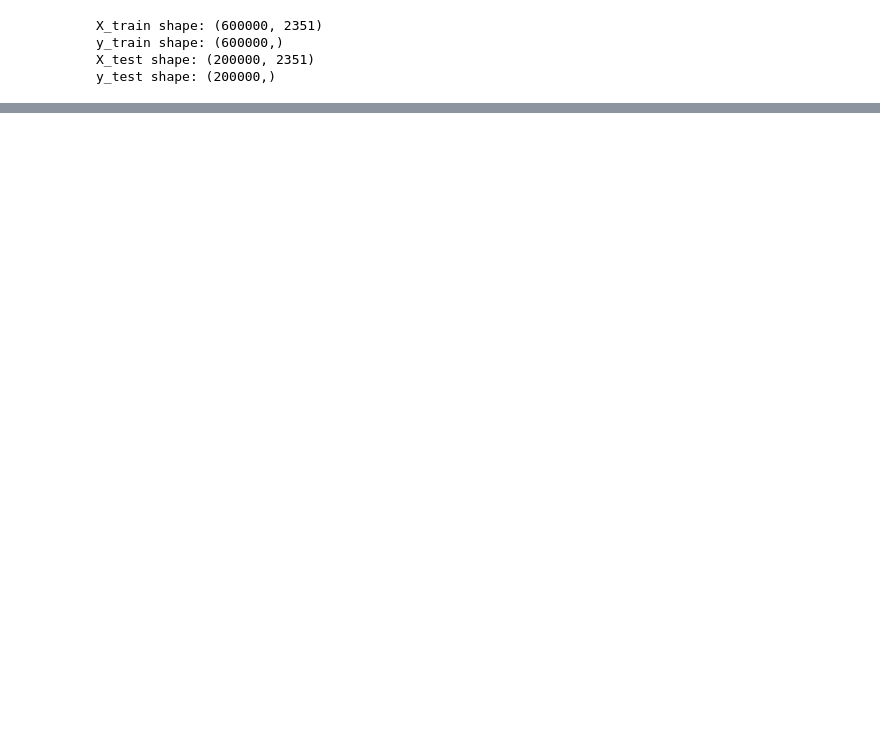
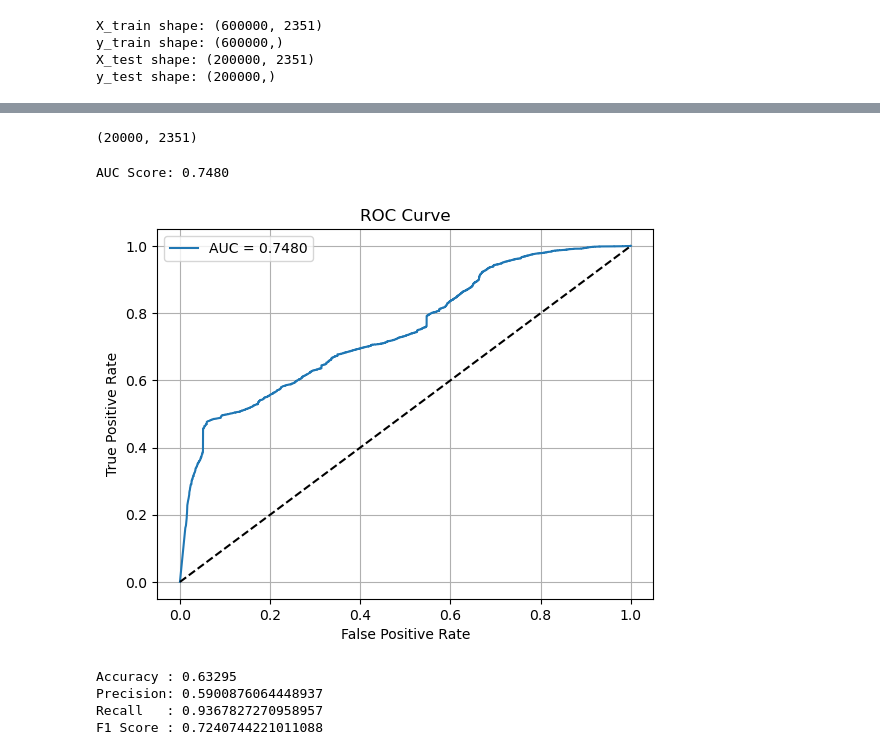
Before and after one commit to AlisaUrsu/SentinelExec_Models, a Jupyter notebook: Licenta.ipynb, the cells around one changed output, grey strips where cells are left out. Drawn from its saved outputs; the diff is of its cells as text; code cells hidden in the pictures; blank space fills up the shorter version.

```diff
--- a/Licenta.ipynb
+++ b/Licenta.ipynb
@@ -352,0 +375,75 @@ plot_acc(acc_values)
+# %%
+import numpy as np
+
+#np.savez("test_data1.npz", X_test=X1_test, y_test=y1_test)
+
+# Load later
+data = np.load("test_data.npz")
+X_test_loaded = data["X_test"]
+y_test_loaded = data["y_test"]
+
+print(X_test_loaded.shape)
+# %% [output]
+(20000, 2351)
+# %%
+from torch.utils.data import TensorDataset, DataLoader
+
+X_test_tensor = torch.from_numpy(X_test_loaded).float()
+y_test_tensor = torch.from_numpy(y_test_loaded).float()
+
+test_dataset = TensorDataset(X_test_tensor, y_test_tensor)
+test_loader = DataLoader(test_dataset, batch_size=1024, shuffle=False)
+# %%
+from sklearn.metrics import roc_curve, roc_auc_score
+import numpy as np
+
+model.eval()
+all_probs = []
+all_labels = []
+
+with torch.no_grad():
+    for xb, yb in test_loader:
+        xb = xb.to(device)
+        yb = yb.to(device)
+        probs = model(xb).squeeze()  # probs are between 0 and 1 due to sigmoid
+        all_probs.append(probs.cpu().numpy())
+        all_labels.append(yb.cpu().numpy())
+
+# Concatenate
+all_probs = np.concatenate(all_probs)
+all_labels = np.concatenate(all_labels)
+# %%
+fpr, tpr, thresholds = roc_curve(all_labels, all_probs)
+auc_score = roc_auc_score(all_labels, all_probs)
+
+print(f"AUC Score: {auc_score:.4f}")
+
+# Optionally: plot the ROC curve
+import matplotlib.pyplot as plt
+
+plt.plot(fpr, tpr, label=f'AUC = {auc_score:.4f}')
+plt.plot([0, 1], [0, 1], 'k--')  # Diagonal
+plt.xlabel("False Positive Rate")
+plt.ylabel("True Positive Rate")
+plt.title("ROC Curve")
+plt.legend()
+plt.grid(True)
+plt.show()
+# %% [output]
+AUC Score: 0.7480
+[figure, added]
+# %%
+from sklearn.metrics import accuracy_score, precision_score, recall_score, f1_score
+
+# Convert probabilities to binary predictions
+y_pred = (all_probs >= 0.5).astype(int)
+
+print("Accuracy :", accuracy_score(all_labels, y_pred))
+print("Precision:", precision_score(all_labels, y_pred))
+print("Recall   :", recall_score(all_labels, y_pred))
+print("F1 Score :", f1_score(all_labels, y_pred))
+# %% [output]
+Accuracy : 0.63295
+Precision: 0.5900876064448937
+Recall   : 0.9367827270958957
+F1 Score : 0.7240744221011088
```
Also changed, not shown: parts of 14 cells of this notebook, 2 other files.
